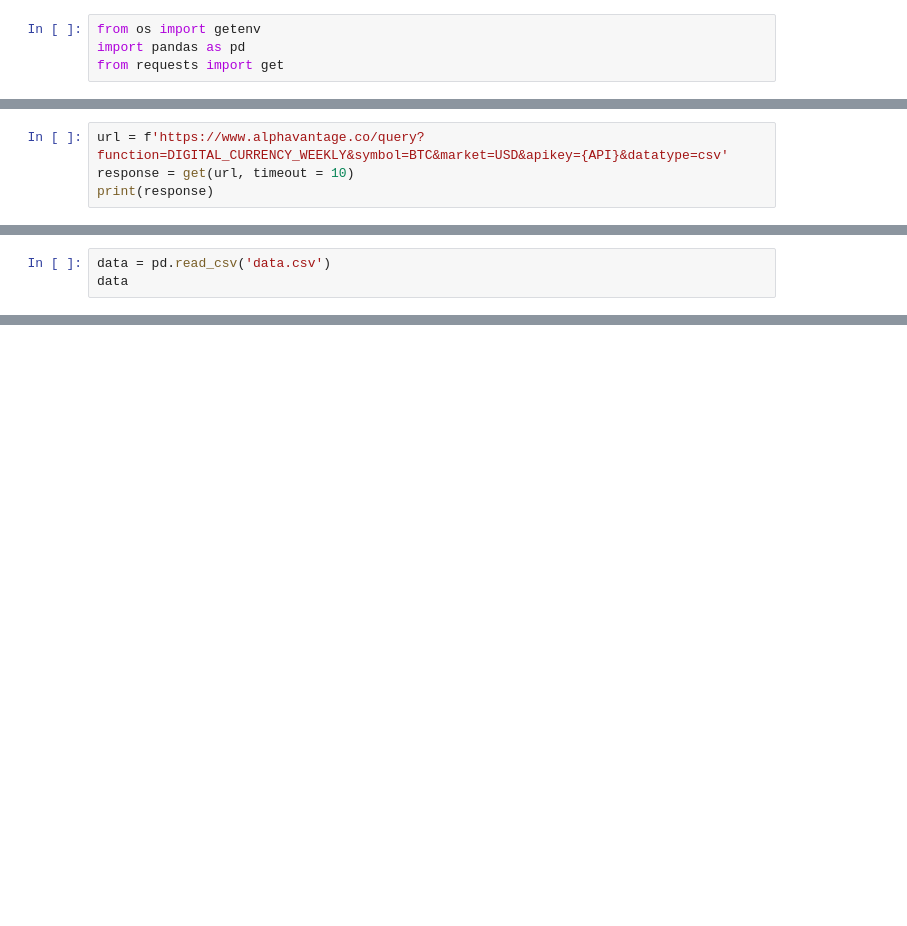
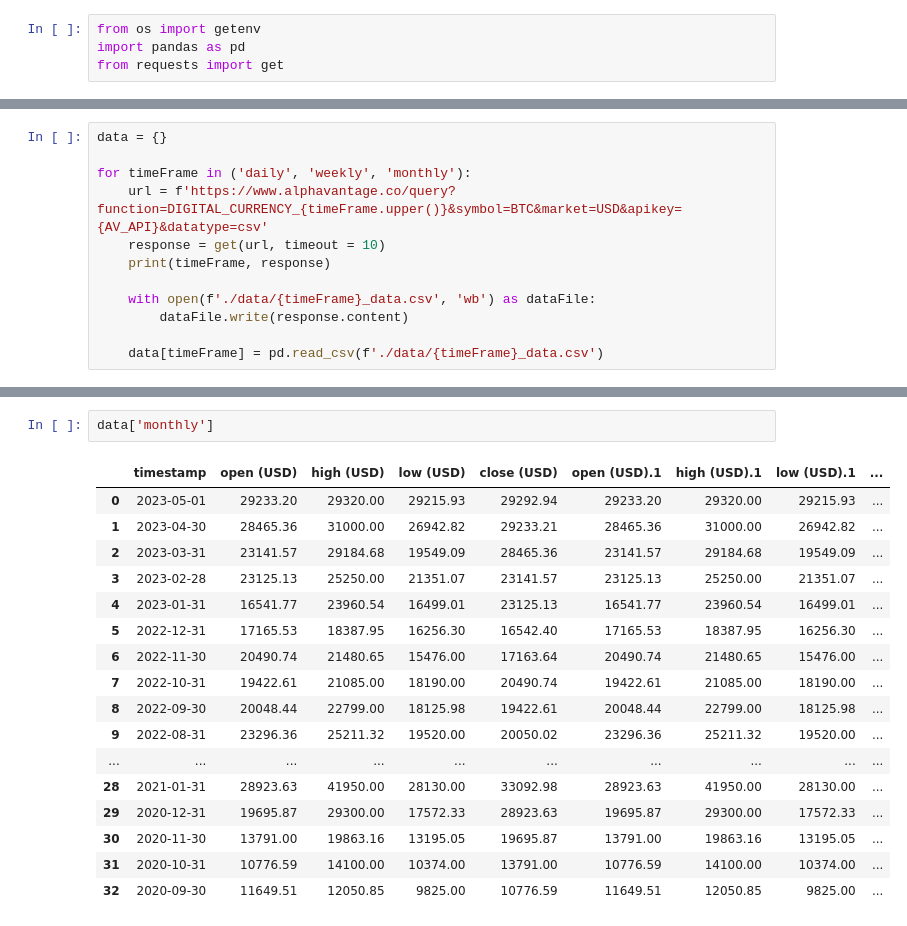
Before and after one commit to AleeRezaa/portfolio-selection-using-ml, a Jupyter notebook: Model/Model.ipynb, the cells around one changed output, grey strips where cells are left out. Drawn from its saved outputs; the diff is of its cells as text; blank space fills up the shorter version.

```diff
--- a/Model/Model.ipynb
+++ b/Model/Model.ipynb
@@ -7,5 +7,13 @@ API = getenv('AV_API')
 # %%
-url = f'https://www.alphavantage.co/query?function=DIGITAL_CURRENCY_WEEKLY&symbol=BTC&market=USD&apikey={API}&datatype=csv'
-response = get(url, timeout = 10)
-print(response)
+data = {}
+
+for timeFrame in ('daily', 'weekly', 'monthly'):
+    url = f'https://www.alphavantage.co/query?function=DIGITAL_CURRENCY_{timeFrame.upper()}&symbol=BTC&market=USD&apikey={AV_API}&datatype=csv'
+    response = get(url, timeout = 10)
+    print(timeFrame, response)
+
+    with open(f'./data/{timeFrame}_data.csv', 'wb') as dataFile:
+        dataFile.write(response.content)
+
+    data[timeFrame] = pd.read_csv(f'./data/{timeFrame}_data.csv')
 # %% [output]
@@ -16,3 +22,0 @@ with open('data.csv', 'wb') as dataFile:
-# %%
-data = pd.read_csv('data.csv')
-data
@@ -32,0 +55,20 @@ data
+# %%
+data['monthly']
+# %% [output]
+|  | timestamp | open (USD) | high (USD) | low (USD) | close (USD) | open (USD).1 | high (USD).1 | low (USD).1 | ... |
+| 0 | 2023-05-01 | 29233.20 | 29320.00 | 29215.93 | 29292.94 | 29233.20 | 29320.00 | 29215.93 | ... |
+| 1 | 2023-04-30 | 28465.36 | 31000.00 | 26942.82 | 29233.21 | 28465.36 | 31000.00 | 26942.82 | ... |
+| 2 | 2023-03-31 | 23141.57 | 29184.68 | 19549.09 | 28465.36 | 23141.57 | 29184.68 | 19549.09 | ... |
+| 3 | 2023-02-28 | 23125.13 | 25250.00 | 21351.07 | 23141.57 | 23125.13 | 25250.00 | 21351.07 | ... |
+| 4 | 2023-01-31 | 16541.77 | 23960.54 | 16499.01 | 23125.13 | 16541.77 | 23960.54 | 16499.01 | ... |
+| 5 | 2022-12-31 | 17165.53 | 18387.95 | 16256.30 | 16542.40 | 17165.53 | 18387.95 | 16256.30 | ... |
+| 6 | 2022-11-30 | 20490.74 | 21480.65 | 15476.00 | 17163.64 | 20490.74 | 21480.65 | 15476.00 | ... |
+| 7 | 2022-10-31 | 19422.61 | 21085.00 | 18190.00 | 20490.74 | 19422.61 | 21085.00 | 18190.00 | ... |
+| 8 | 2022-09-30 | 20048.44 | 22799.00 | 18125.98 | 19422.61 | 20048.44 | 22799.00 | 18125.98 | ... |
+| 9 | 2022-08-31 | 23296.36 | 25211.32 | 19520.00 | 20050.02 | 23296.36 | 25211.32 | 19520.00 | ... |
+| ... | ... | ... | ... | ... | ... | ... | ... | ... | ... |
+| 28 | 2021-01-31 | 28923.63 | 41950.00 | 28130.00 | 33092.98 | 28923.63 | 41950.00 | 28130.00 | ... |
+| 29 | 2020-12-31 | 19695.87 | 29300.00 | 17572.33 | 28923.63 | 19695.87 | 29300.00 | 17572.33 | ... |
+| 30 | 2020-11-30 | 13791.00 | 19863.16 | 13195.05 | 19695.87 | 13791.00 | 19863.16 | 13195.05 | ... |
+| 31 | 2020-10-31 | 10776.59 | 14100.00 | 10374.00 | 13791.00 | 10776.59 | 14100.00 | 10374.00 | ... |
+| 32 | 2020-09-30 | 11649.51 | 12050.85 | 9825.00 | 10776.59 | 11649.51 | 12050.85 | 9825.00 | ... |
```
Also changed, not shown: parts of 6 cells of this notebook, 3 other files.
